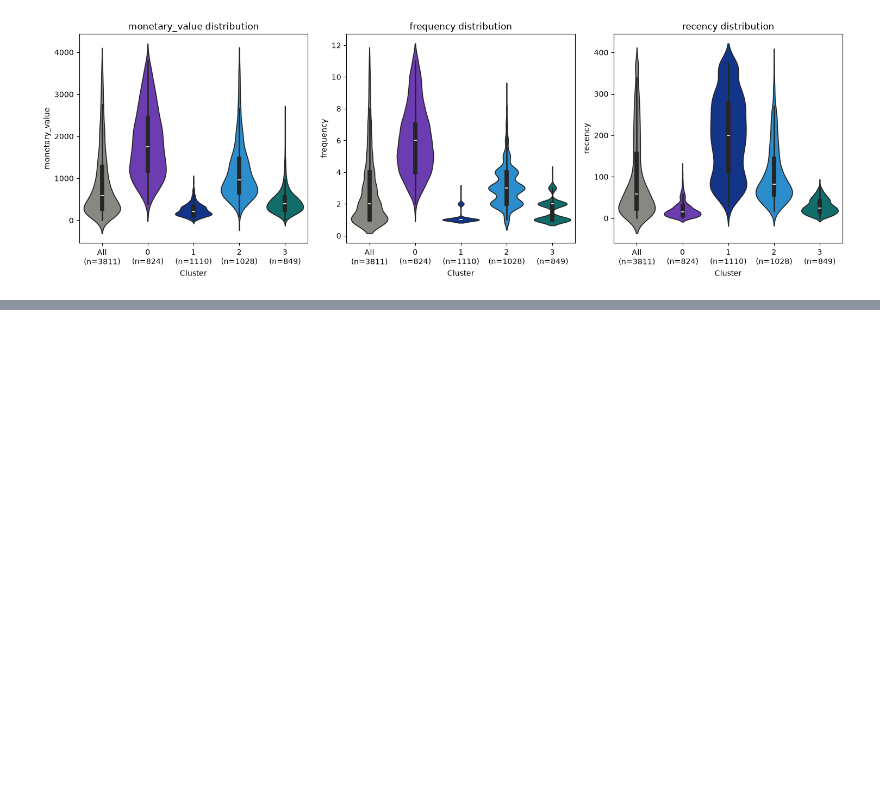
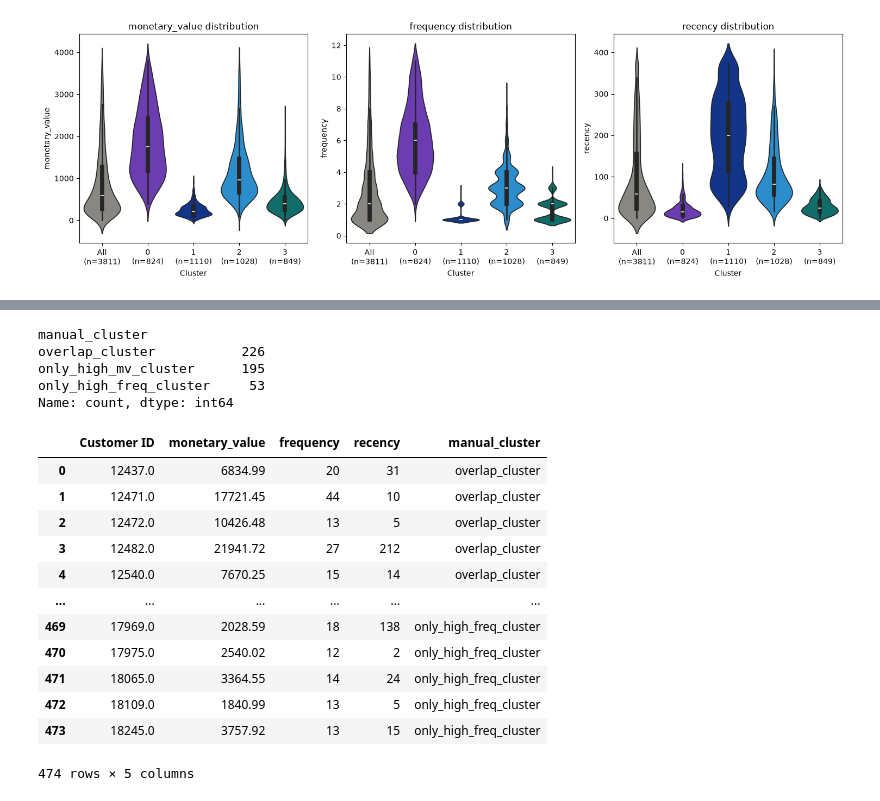
Before and after one commit to Avneesh-b7/product_analytics, a Jupyter notebook: k-means clustering/kmeans_clustering.ipynb, the cells around one changed output, grey strips where cells are left out. Cells and saved outputs as stored; diff of their text form; code cells hidden in the pictures; blank space fills up the shorter version.

```diff
--- a/k-means clustering/kmeans_clustering.ipynb
+++ b/k-means clustering/kmeans_clustering.ipynb
@@ -587,6 +587,23 @@ def iqr_bounds(df, col):
 mv_low, mv_high = iqr_bounds(customer_df, 'monetary_value')
 freq_low, freq_high = iqr_bounds(customer_df, 'frequency')
 
+# individual metric cuts
+high_mv_df = customer_df[customer_df['monetary_value'] > mv_high]
+high_freq_df = customer_df[customer_df['frequency'] > freq_high]
+low_mv_df = customer_df[customer_df['monetary_value'] < mv_low]
+low_freq_df = customer_df[customer_df['frequency'] < freq_low]
+
+overlap_df = customer_df[
+    (customer_df['monetary_value'] > mv_high) & (customer_df['frequency'] > freq_high)
+][['Customer ID', 'monetary_value', 'frequency', 'recency']]
+
+print("Overlap count:", len(overlap_df))
+print("High monetary value:", len(high_mv_df))
+print("High frequency:", len(high_freq_df))
+print("Low monetary value:", len(low_mv_df))
+print("Low frequency:", len(low_freq_df))
+
+# combined whale / low-value / main split
 is_whale = (customer_df['monetary_value'] > mv_high) | (customer_df['frequency'] > freq_high)
 is_low_val = (customer_df['monetary_value'] < mv_low) | (customer_df['frequency'] < freq_low)
 
@@ -971,0 +1054,36 @@ plt.show()
+# %%
+overlap_ids = set(overlap_df['Customer ID'])
+
+high_mv_only_df = high_mv_df[~high_mv_df['Customer ID'].isin(overlap_ids)].copy()
+high_freq_only_df = high_freq_df[~high_freq_df['Customer ID'].isin(overlap_ids)].copy()
+
+overlap_labeled = overlap_df.copy()
+overlap_labeled['manual_cluster'] = 'overlap_cluster'
+high_mv_only_df['manual_cluster'] = 'only_high_mv_cluster'
+high_freq_only_df['manual_cluster'] = 'only_high_freq_cluster'
+
+whale_manual_df = pd.concat([overlap_labeled, high_mv_only_df, high_freq_only_df], ignore_index=True)
+
+whale_manual_df['manual_cluster'].value_counts()
+# %% [output]
+manual_cluster
+overlap_cluster           226
+only_high_mv_cluster      195
+only_high_freq_cluster     53
+Name: count, dtype: int64
+# %%
+whale_manual_df
+# %% [output]
+|  | Customer ID | monetary_value | frequency | recency | manual_cluster |
+| 0 | 12437.0 | 6834.99 | 20 | 31 | overlap_cluster |
+| 1 | 12471.0 | 17721.45 | 44 | 10 | overlap_cluster |
+| 2 | 12472.0 | 10426.48 | 13 | 5 | overlap_cluster |
+| 3 | 12482.0 | 21941.72 | 27 | 212 | overlap_cluster |
+| 4 | 12540.0 | 7670.25 | 15 | 14 | overlap_cluster |
+| ... | ... | ... | ... | ... | ... |
+| 469 | 17969.0 | 2028.59 | 18 | 138 | only_high_freq_cluster |
+| 470 | 17975.0 | 2540.02 | 12 | 2 | only_high_freq_cluster |
+| 471 | 18065.0 | 3364.55 | 14 | 24 | only_high_freq_cluster |
+| 472 | 18109.0 | 1840.99 | 13 | 5 | only_high_freq_cluster |
+| 473 | 18245.0 | 3757.92 | 13 | 15 | only_high_freq_cluster |
+474 rows × 5 columns
```
Also changed, not shown: parts of 6 cells of this notebook, 1 other file.
